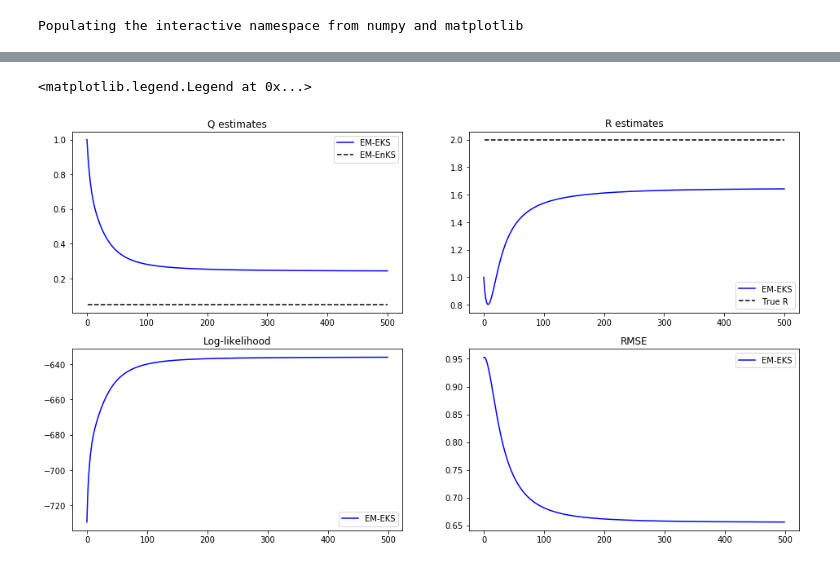
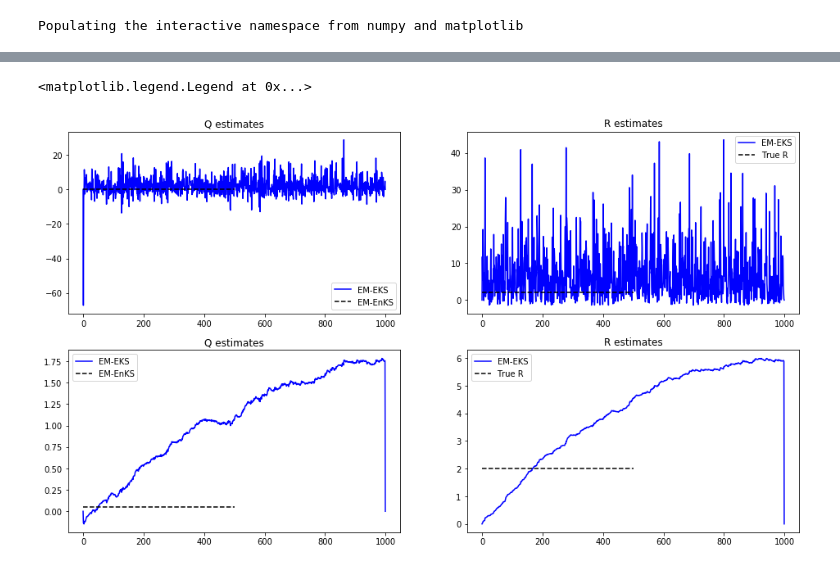
Before and after one commit to MrDajman/ceda-lag-innovation, a Jupyter notebook: ceda_lag_innovation.ipynb, the cells around one changed output, grey strips where cells are left out. Drawn from its saved outputs; the diff is of its cells as text; code cells hidden in the pictures.

```diff
--- a/ceda_lag_innovation.ipynb
+++ b/ceda_lag_innovation.ipynb
@@ -53,7 +53,7 @@ Q_true = np.eye(Nx) * .05
 X_true = gen_truth(f, x0_true, T, Q_true, prng)
 
 # generate observations
-dt_obs = 5 # 1 observation every dt_obs time steps
+dt_obs = 1 # 1 observation every dt_obs time steps
 R_true = np.eye(No) * 2
 Yo = gen_obs(h, X_true, R_true, dt_obs, prng)
 # %%
@@ -163,38 +207,42 @@ Text(0.5,0,'Lorenz-63 times')
 # %%
 ### COMPARE RESULTS BETWEEN THE TWO STRATEGIES (EM-EKS AND EM-EnKS)
 
 # extract outputs
-Q_EKS = res_EM_EKS['EM_model_noise_covariance']
-R_EKS = res_EM_EKS['EM_observation_noise_covariance']
-RMSE_EKS=res_EM_EKS['RMSE']
+Q_e = res_EKF['model_noise_covariance']
+R_e = res_EKF['observarion_covariance']
+
+
+Q_filt = res_EKF['model_noise_covariance_filt']
+R_filt = res_EKF['observarion_covariance_filt']
 
 # plot trace of Q
 plt.subplot(2,2,1)
-line1,=plt.plot(np.trace(Q_EKS)/Nx,'b')
+line1,=plt.plot(np.trace(Q_e)/Nx,'b')
 line3,=plt.plot((1,N_iter),(np.trace(Q_true)/Nx,np.trace(Q_true)/Nx),'--k')
 plt.title('Q estimates')
 plt.legend([line1, line3], ['EM-EKS', 'EM-EnKS', 'True Q'])
 
 # plot trace of R
 plt.subplot(2,2,2)
-line1,=plt.plot(np.trace(R_EKS)/No,'b')
+line1,=plt.plot(np.trace(R_e)/No,'b')
 line3,=plt.plot((1,N_iter),(np.trace(R_true)/No,np.trace(R_true)/No),'--k')
 plt.title('R estimates')
 plt.legend([line1, line3], ['EM-EKS', 'True R'])
 
-# plot log-likelihood
+
+# plot trace of Q
 plt.subplot(2,2,3)
-line1,=plt.plot(loglik_EKS,'b')
-###line2,=plt.plot(loglik_EnKS,'r')
-plt.title('Log-likelihood')
-plt.legend([line1, line2], ['EM-EKS'])
+line1,=plt.plot(np.trace(Q_filt)/Nx,'b')
+line3,=plt.plot((1,N_iter),(np.trace(Q_true)/Nx,np.trace(Q_true)/Nx),'--k')
+plt.title('Q estimates')
+plt.legend([line1, line3], ['EM-EKS', 'EM-EnKS', 'True Q'])
 
-# plot Root Mean Square Error
+# plot trace of R
 plt.subplot(2,2,4)
-line1,=plt.plot(RMSE_EKS,'b')
-#line2,=plt.plot(RMSE_EnKS,'r')
-plt.title('RMSE')
-plt.legend([line1], ['EM-EKS'])
+line1,=plt.plot(np.trace(R_filt)/No,'b')
+line3,=plt.plot((1,N_iter),(np.trace(R_true)/No,np.trace(R_true)/No),'--k')
+plt.title('R estimates')
+plt.legend([line1, line3], ['EM-EKS', 'True R'])
 # %% [output]
 <matplotlib.legend.Legend at 0x...>
-[figure, old version]
+[figure, new version]
```
Also changed, not shown: parts of 4 cells of this notebook.
